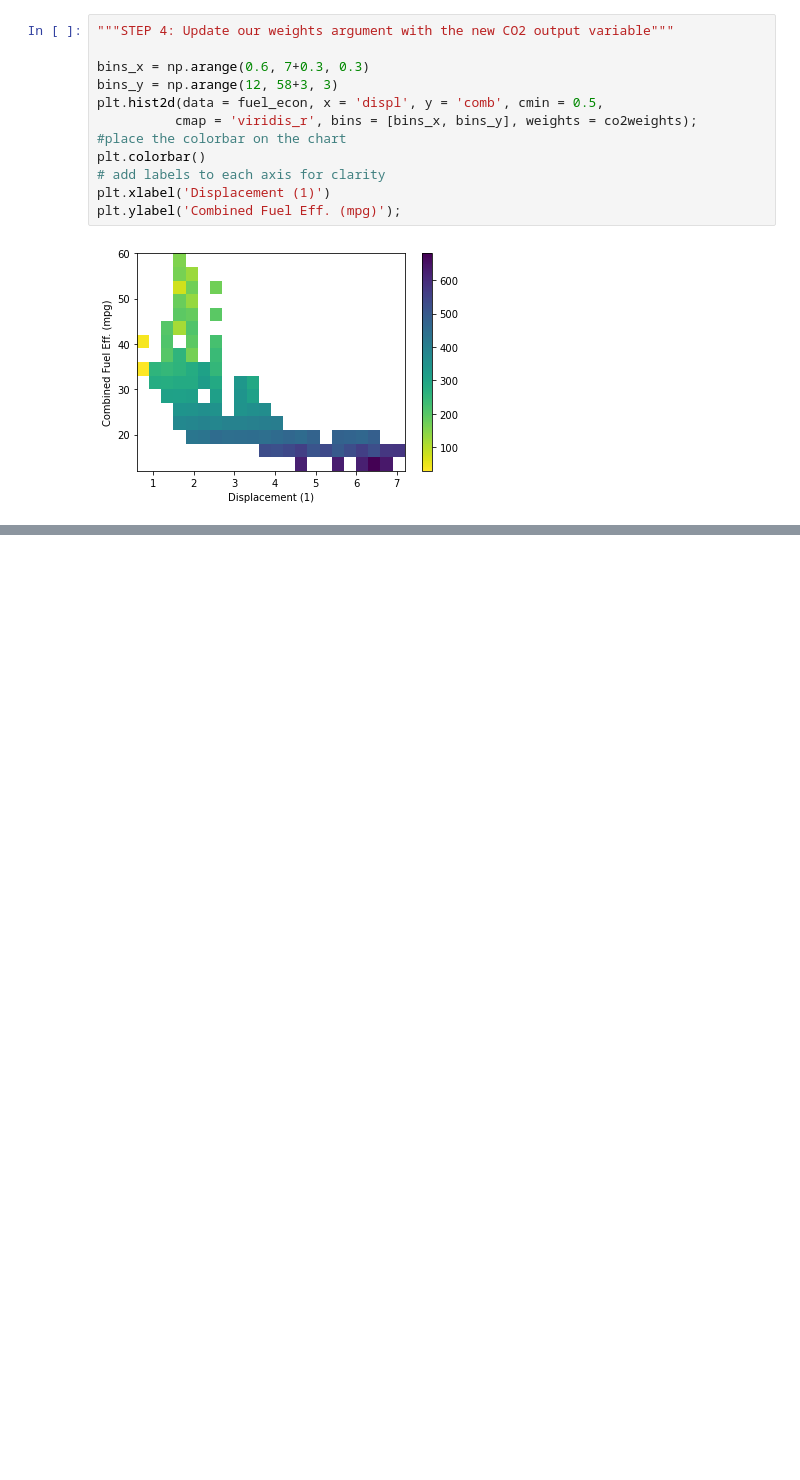
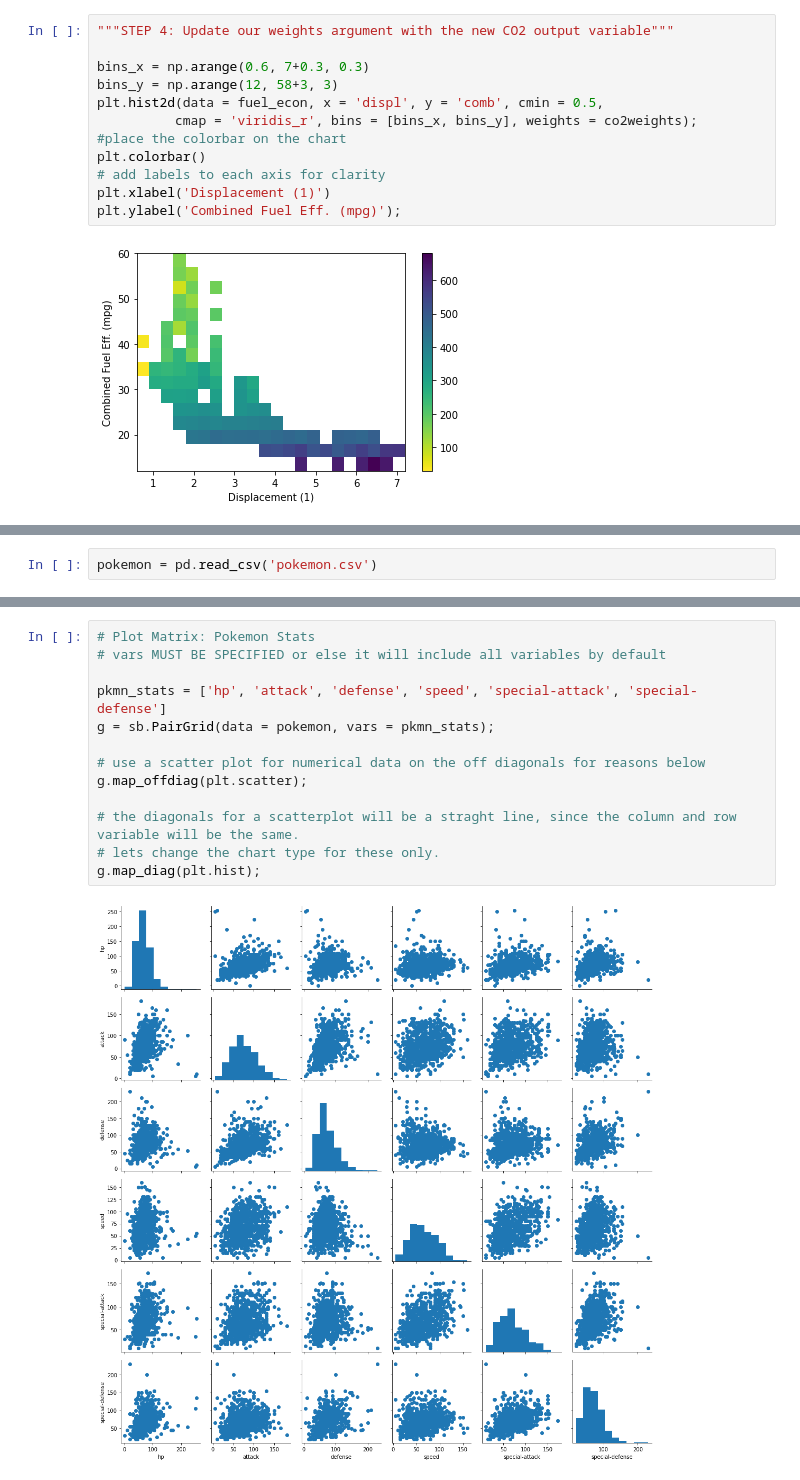
Before and after one commit to TheBrittinator/Bivariate-Multivariate-Exploration, a Jupyter notebook: multivariate-data-exploration.ipynb, the cells around one changed output, grey strips where cells are left out. Cells and saved outputs as stored; diff of their text form; blank space fills up the shorter version.

```diff
--- a/multivariate-data-exploration.ipynb
+++ b/multivariate-data-exploration.ipynb
@@ -314,0 +321,2 @@ plt.ylabel('Combined Fuel Eff. (mpg)');
+# %%
+pokemon = pd.read_csv('pokemon.csv')
@@ -314,0 +339,15 @@ plt.ylabel('Combined Fuel Eff. (mpg)');
+# %%
+# Plot Matrix: Pokemon Stats
+# vars MUST BE SPECIFIED or else it will include all variables by default
+
+pkmn_stats = ['hp', 'attack', 'defense', 'speed', 'special-attack', 'special-defense']
+g = sb.PairGrid(data = pokemon, vars = pkmn_stats);
+
+# use a scatter plot for numerical data on the off diagonals for reasons below
+g.map_offdiag(plt.scatter);
+
+# the diagonals for a scatterplot will be a straght line, since the column and row variable will be the same.
+# lets change the chart type for these only.
+g.map_diag(plt.hist);
+# %% [output]
+[figure, added]
```
Also changed, not shown: parts of 9 cells of this notebook.
